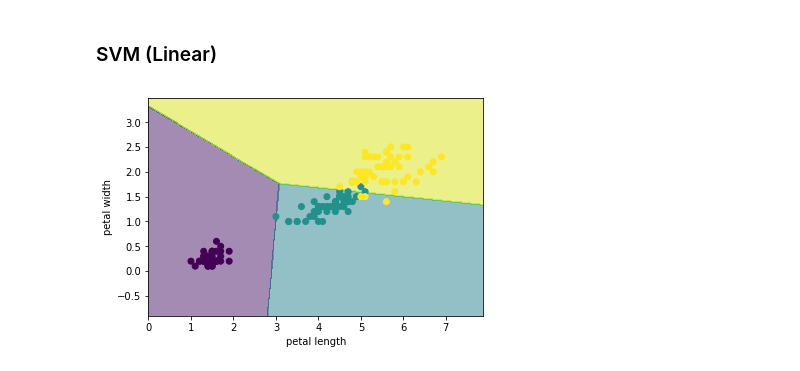
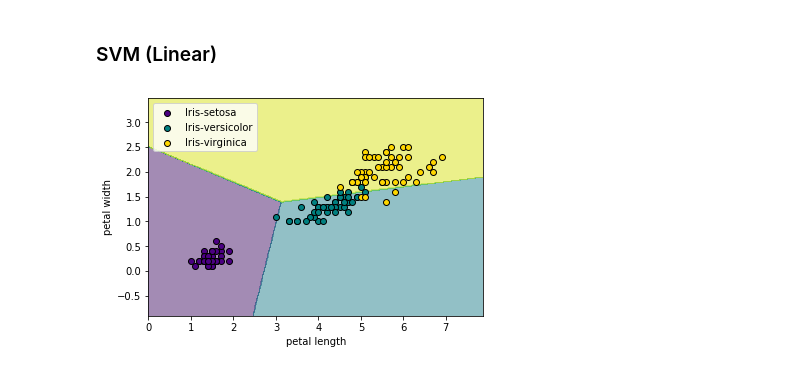
Before and after one commit to amacielima/fund-ia, a Jupyter notebook: Atividade 07/1201193_PEL202_Atividade07.ipynb, the cells around one changed output. Saved outputs shown, nothing was run; the diff lists cells and outputs as text; code cells hidden in the pictures.

Commit message:
update iris analysis

```diff
--- a/Atividade 07/1201193_PEL202_Atividade07.ipynb
+++ b/Atividade 07/1201193_PEL202_Atividade07.ipynb
@@ -108,14 +121,2 @@ Componente Principal 2 [ 0.63470116  0.7468054  -0.17634312 -0.09131939]
 # %% [markdown]
 ### LDA
-# %%
-# LDA com dois componentes principais
-lda = LinearDiscriminantAnalysis(n_components = 2)
-lda = lda.fit(X_train, y_train)
-X_lda = lda.transform(X)
-
-# Plot the hyperplanes
-for l, c in zip(iris['class'].unique(), ['indigo','teal','gold']):
-    plt.scatter(X_lda[y == l,0], X_lda[y == l,1], c = c, marker = 'x', label = l)
-
-plt.xlabel("LDA1")
-plt.ylabel("LDA2")
@@ -127,31 +188,42 @@ Text(0, 0.5, 'LDA2')
 # %%
 # seleciona dois atributos da base de íris para executar o SVM
 X_svm = iris.iloc[:,2:4].values
 y_svm = iris['class'].values
 
 # define modelo SVM
-svm = LinearSVC(C=100).fit(X_svm, y_svm)
+svm = LinearSVC(C = 1).fit(X_svm, y_svm)
 
 # determina espaço/área para plotar gráfico
-x_min, x_max = X_svm[:, 0].min() - 1, X_svm[:, 0].max() + 1
-y_min, y_max = X_svm[:, 1].min() - 1, X_svm[:, 1].max() + 1
+x_svm_min, x_svm_max = X_svm[:, 0].min() - 1, X_svm[:, 0].max() + 1
+y_svm_min, y_svm_max = X_svm[:, 1].min() - 1, X_svm[:, 1].max() + 1
 
 # cria arrays para x e y dos dados do SVM
-x, y = np.meshgrid(np.arange(x_min, x_max, .02), np.arange(y_min, y_max, .02))
+xp_svm, yp_svm = np.meshgrid(np.arange(x_svm_min, x_svm_max, .02), np.arange(y_svm_min, y_svm_max, .02))
 
 # realiza a predição pelo SVM, através dos dados em do espaço em x e y
-Z = svm.predict(np.c_[x.ravel(), y.ravel()])
-Z = Z.reshape(x.shape)
+Z_svm = svm.predict(np.c_[xp_svm.ravel(), yp_svm.ravel()]).reshape(xp_svm.shape)
 
 # realiza o preenchimento dos espaços e contorno do gráfico
-plt.contourf(x, y, Z, alpha = 0.5)
+plt.contourf(xp_svm, yp_svm, Z_svm, alpha = 0.5)
 
 # plota dados da íris originais
-plt.scatter(X_svm[:, 0], X_svm[:, 1], c = y_svm)
+for l, c in zip(iris['class'].unique(), ['indigo', 'teal', 'gold']):
+
+    if (l == 0):
+        text = class_map[l]
+
+    elif (l == 1):
+        text = class_map[l]
+
+    elif (l == 2):
+        text = class_map[l]
+
+    plt.scatter(X_svm[y_svm == l, 0], X_svm[y_svm == l, 1], c = c, label = text, edgecolors='black')
 
 plt.xlabel(attrib[2])
 plt.ylabel(attrib[3])
 
+plt.legend(loc = "upper left")
 plt.show()
 # %% [output]
-[figure, old version]
+[figure, new version]
```
Also changed, not shown: parts of 5 cells of this notebook.
